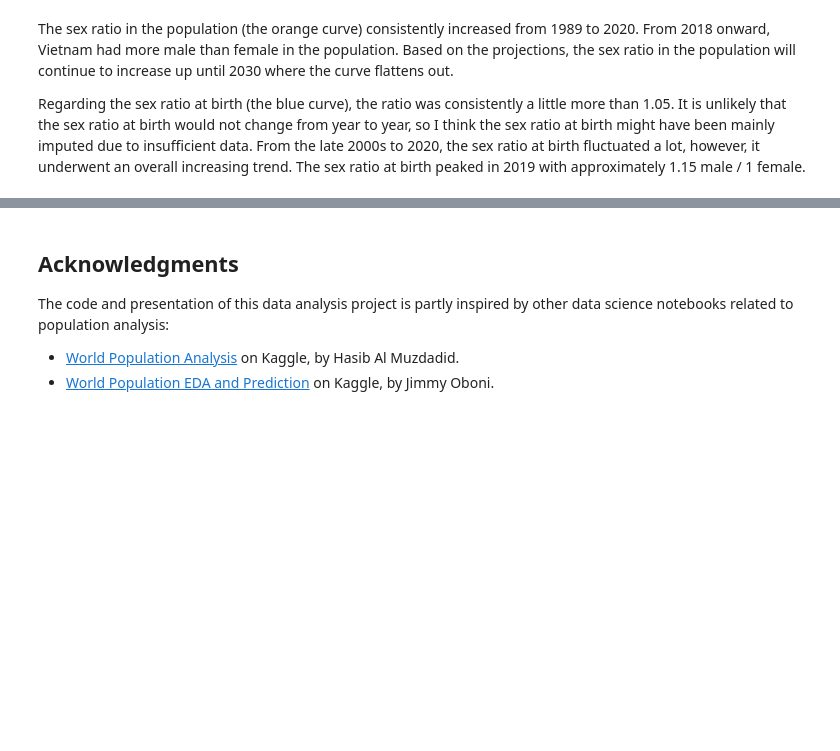
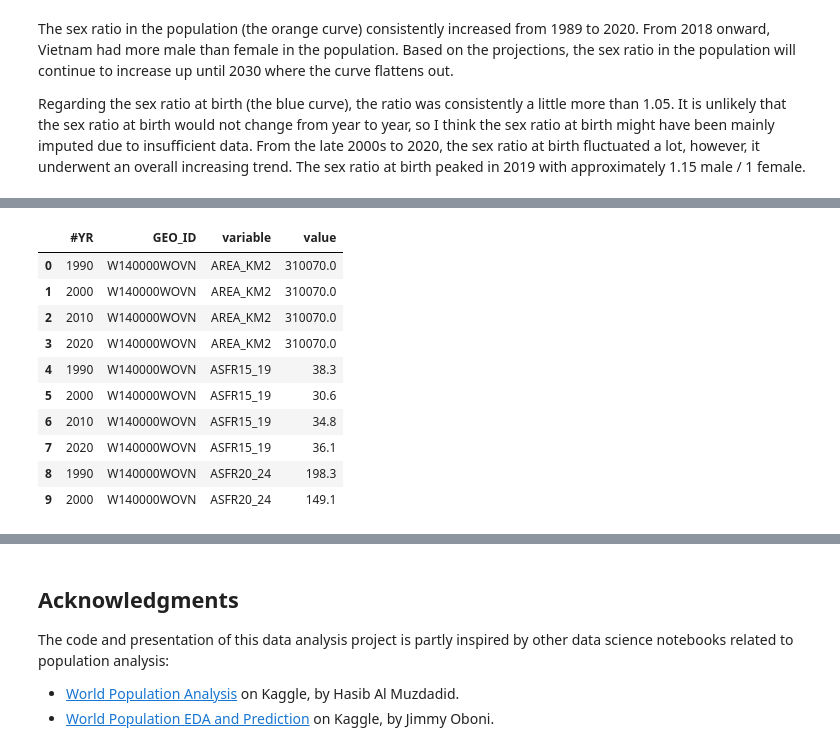
Before and after one commit to thaianle/international-database, a Jupyter notebook: idb5yr-python.ipynb, the cells around one changed output, grey strips where cells are left out. Saved outputs shown, nothing was run; the diff lists cells and outputs as text; code cells hidden in the pictures; blank space fills up the shorter version.

```diff
--- a/idb5yr-python.ipynb
+++ b/idb5yr-python.ipynb
@@ -380,0 +413,17 @@ Regarding the sex ratio at birth (the blue curve), the ratio was consistently a
+# %%
+# Filter for Vietnam's records in years 1990, 2000, 2010, 2020
+vn_comparison_2 = idb5yr[np.logical_and(idb5yr['#YR'].isin([1990, 2000, 2010, 2020]), idb5yr['GEO_ID'] == 'W140000WOVN')]
+vn_comparison_2 = vn_comparison_2.melt(id_vars = ['#YR', 'GEO_ID'])
+vn_comparison_2.head(10)
+# %% [output]
+|  | #YR | GEO_ID | variable | value |
+| 0 | 1990 | W140000WOVN | AREA_KM2 | 310070.0 |
+| 1 | 2000 | W140000WOVN | AREA_KM2 | 310070.0 |
+| 2 | 2010 | W140000WOVN | AREA_KM2 | 310070.0 |
+| 3 | 2020 | W140000WOVN | AREA_KM2 | 310070.0 |
+| 4 | 1990 | W140000WOVN | ASFR15_19 | 38.3 |
+| 5 | 2000 | W140000WOVN | ASFR15_19 | 30.6 |
+| 6 | 2010 | W140000WOVN | ASFR15_19 | 34.8 |
+| 7 | 2020 | W140000WOVN | ASFR15_19 | 36.1 |
+| 8 | 1990 | W140000WOVN | ASFR20_24 | 198.3 |
+| 9 | 2000 | W140000WOVN | ASFR20_24 | 149.1 |
```
Also changed, not shown: parts of 8 cells of this notebook.
